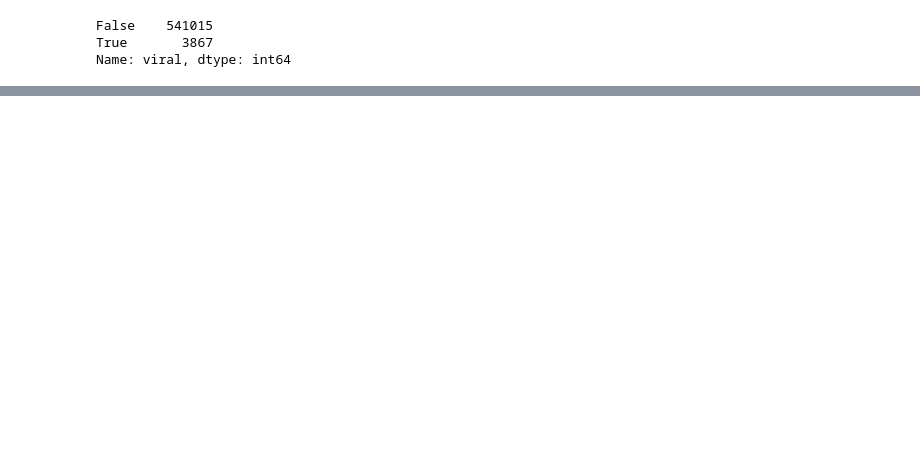
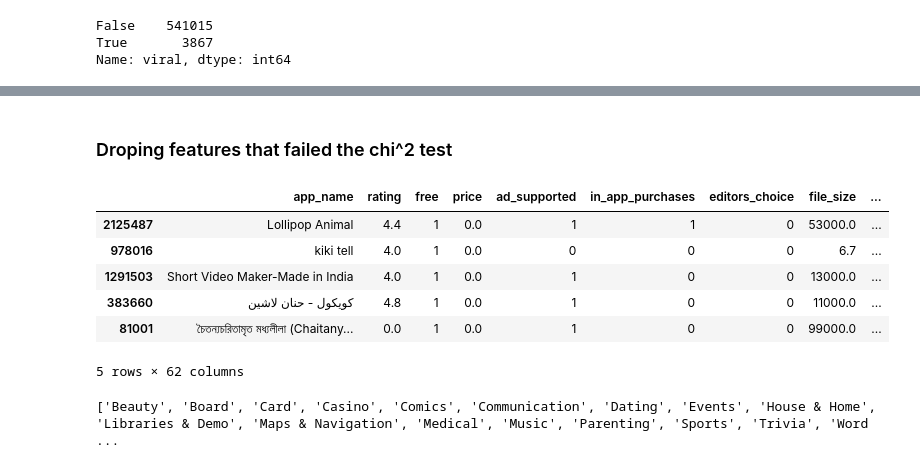
Before and after one commit to OKPTaylor/app-success-predictor, a Jupyter notebook: project-app-predict-test.ipynb, the cells around one changed output, grey strips where cells are left out. Cells and saved outputs as stored; diff of their text form; code cells hidden in the pictures; blank space fills up the shorter version.

```diff
--- a/project-app-predict-test.ipynb
+++ b/project-app-predict-test.ipynb
@@ -367,0 +509,16 @@ The continuous variables are:
+# %% [markdown]
+### Droping features that failed the chi^2 test
+# %%
+train_df.head()
+# %% [output]
+|  | app_name | rating | free | price | ad_supported | in_app_purchases | editors_choice | file_size | ... |
+| 2125487 | Lollipop Animal | 4.4 | 1 | 0.0 | 1 | 1 | 0 | 53000.0 | ... |
+| 978016 | kiki tell | 4.0 | 1 | 0.0 | 0 | 0 | 0 | 6.7 | ... |
+| 1291503 | Short Video Maker-Made in India | 4.0 | 1 | 0.0 | 1 | 0 | 0 | 13000.0 | ... |
+| 383660 | كويكول - حنان لاشين | 4.8 | 1 | 0.0 | 1 | 0 | 0 | 11000.0 | ... |
+| 81001 | চৈতন্যচরিতামৃত মধ্যলীলা (Chaitany... | 0.0 | 1 | 0.0 | 1 | 0 | 0 | 99000.0 | ... |
+5 rows × 62 columns
+# %%
+print(list_of_rejected_features)
+# %% [output]
+['Beauty', 'Board', 'Card', 'Casino', 'Comics', 'Communication', 'Dating', 'Events', 'House & Home', 'Libraries & Demo', 'Maps & Navigation', 'Medical', 'Music', 'Parenting', 'Sports', 'Trivia', 'Word ...
```
Also changed, not shown: parts of 49 cells of this notebook.
